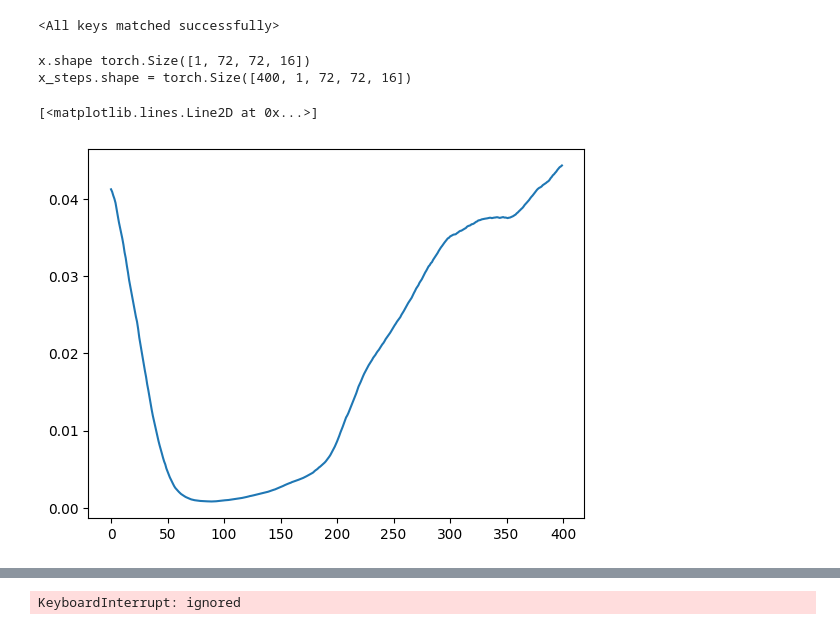
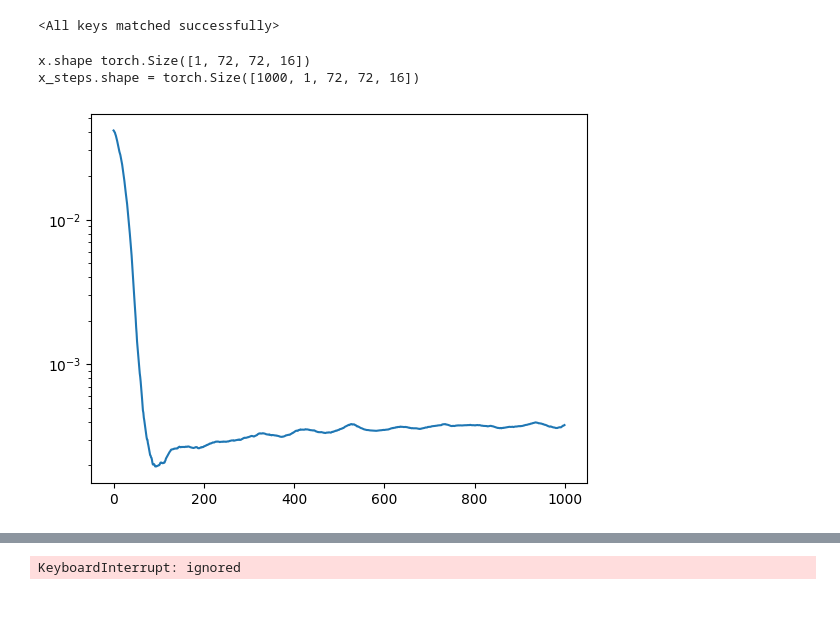
Before and after one commit to andrecharneca/Adaptive-Neural-Cellular-Automata, a Jupyter notebook: training.ipynb, the cells around one changed output, grey strips where cells are left out. Drawn from its saved outputs; the diff is of its cells as text; code cells hidden in the pictures.

```diff
--- a/training.ipynb
+++ b/training.ipynb
@@ -243,14 +242,14 @@ plt.plot(min_fireRatestest.numpy()[:,0,36,36])
 ## Load previous trained
 # %%
 n = 8000
-max_steps = MAX_STEPS*4
+max_steps = MAX_STEPS*10
 test_ca = EnergyCAModel(CHANNEL_N,
                    device,
                    ).to(device)
 
-#test_model_path = cwd+f"models/AdaptFireRatePonder_{EXPERIMENT_TYPE}_{EMOJI_NAME}_lambdapinv{1/test_lambda_p:.0f}_maxsteps{MAX_STEPS}_beta{test_beta:.0e}"
-test_model_path = "models/new/EnergyCA_linearDecay_perceptionInput_Growing_Lizard_minFireRate1e-01_maxFireRate8e-01_betaEnergy1e-02"
-model_path_full = test_model_path + f"_epoch{n}.pth"
+test_model_path = "models/new/EnergyCA_ExponentialDecayFixedSteps_minFireRate5e-02_maxFireRate8e-01_betaEnergy1e-02" + f"_epoch{n}.pth"
+#test_model_path = model_path + f"_epoch{n}.pth"
+
 test_ca.load_state_dict(torch.load(model_path_full, map_location=device))
 # %% [output]
 <All keys matched successfully>
@@ -269,14 +268,26 @@ x = torch.tensor(x0).to(device)
 
 # run inference
 with torch.no_grad():
-  x_steps, fireRates_steps, _ = test_ca(x, max_steps, damage_at_step=MAX_STEPS, damage_location='center', damaged_in_batch=1)
+  x_steps, fireRates_steps = test_ca(x, max_steps, damage_at_step=-1, damage_location='head', damaged_in_batch=1)
 
 debug("x_steps.shape")
+debug("fireRates_steps.shape")
+# losses throughout time
 losses = [
      [F.mse_loss(x_steps[k,i,:,:,:4], pad_target).cpu() for k in range(max_steps)]
     for i in range(batch_size)]
 
+# average fireRate of cells throughout time, but only counting fireRates bigger than 0
+avg_fireRates = [
+    [torch.mean(fireRates_steps[k,i,:,:,:][fireRates_steps[k,i,:,:,:]>0]).cpu() for k in range(max_steps)]
+    for i in range(batch_size)]
+
+
 for i in range(batch_size):
   plt.title("Loss throughout steps")
   plt.plot(losses[i])
+  plt.show()
+  plt.title("Average fireRate throughout steps (only cells with fireRate>0)")
+  plt.plot(avg_fireRates[i])
+  plt.show()
 # %% [output]
@@ -949,7 +962,7 @@ for i in tqdm(range(n_epoch+1)):
         clear_output()
         visualize_batch(x0.detach().cpu().numpy(), x.detach().cpu().numpy())
         plot_loss(loss_log)
-    if step_i%1000 == 0:
+    if step_i%8000 == 0:
       torch.save(ca.state_dict(), model_path+f"_epoch{step_i}.pth")
 # %% [output]
 batch (before/after):
@@ -971,13 +984,15 @@ torch.Size([1, 72, 72, 4])
 def loss_f(x, target):
     return torch.mean(torch.pow(x[..., :4]-target, 2), [-2,-3,-1])
 
-n = 4000
-max_steps = MAX_STEPS*4
+n = 8000
+max_steps = MAX_STEPS*10
+damage_at_step = MAX_STEPS
+damage_location = 'head'
 noponder_ca = CAModel(CHANNEL_N,
                    CELL_FIRE_RATE,
                    device,
                    ).to(device)
-test_model_path = f"models/new/NoPonder_Growing_Lizard"
+test_model_path = "models/new/NoPonder_Growing_Lizard"
 model_path_full = test_model_path + f"_epoch{n}.pth"
 noponder_ca.load_state_dict(torch.load(model_path_full, map_location=device))
 # %% [output]
@@ -985,32 +1000,35 @@ noponder_ca.load_state_dict(torch.load(model_path_full, map_location=device))
 # %%
 #@title See NCA through time {vertical-output: false}
 import time
 from IPython import display
 
-pause_time = 0.2 #seconds
 
 # create seeds
 pool = SamplePool(x=np.repeat(seed[None, ...], POOL_SIZE, 0))
 batch = pool.sample(1)
 x0 = batch.x
 x = torch.tensor(x0).to(device)
 print("x.shape",x.shape)
 
 losses = []
 x_steps = torch.zeros((max_steps, 1, IMG_SIZE, IMG_SIZE, CHANNEL_N))
 
 for i in range(0,max_steps):
   with torch.no_grad():
     x = noponder_ca(x)
+    # apply damage
+    if i == damage_at_step:
+      x = damage_batch(x, device, img_size = 72, damage_at_step = damage_location ,damage_location = damage_location)
   x_steps[i,0] = x
 debug("x_steps.shape")
 losses = [loss_f(x_steps[i,0], pad_target.cpu()).detach().cpu() for i in range(max_steps)]
 plt.plot(losses)
+# change y axis to log scale
+plt.yscale('log')
 # %% [output]
 x.shape torch.Size([1, 72, 72, 16])
-x_steps.shape = torch.Size([400, 1, 72, 72, 16])
+x_steps.shape = torch.Size([1000, 1, 72, 72, 16])
-[<matplotlib.lines.Line2D at 0x...>]
-[figure, old version]
+[figure, new version]
 # %%
 animate_steps(
     to_rgb(x_steps.detach())
```
Also changed, not shown: parts of 9 cells of this notebook, 21 other files.
